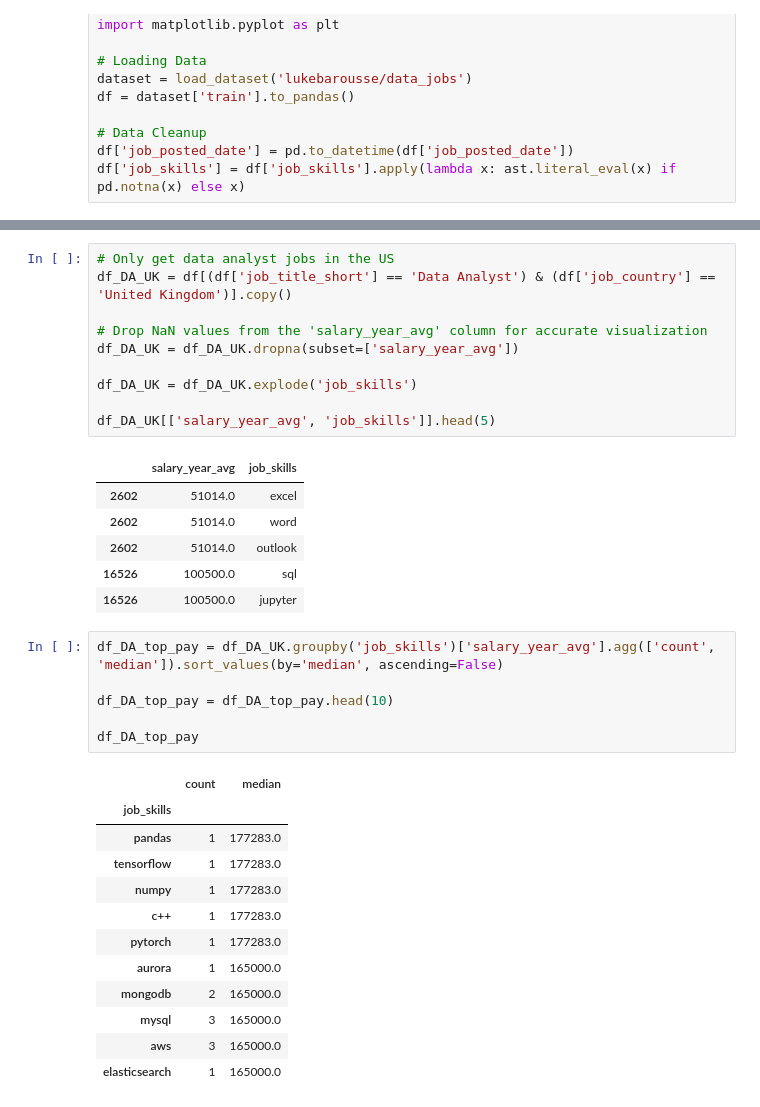
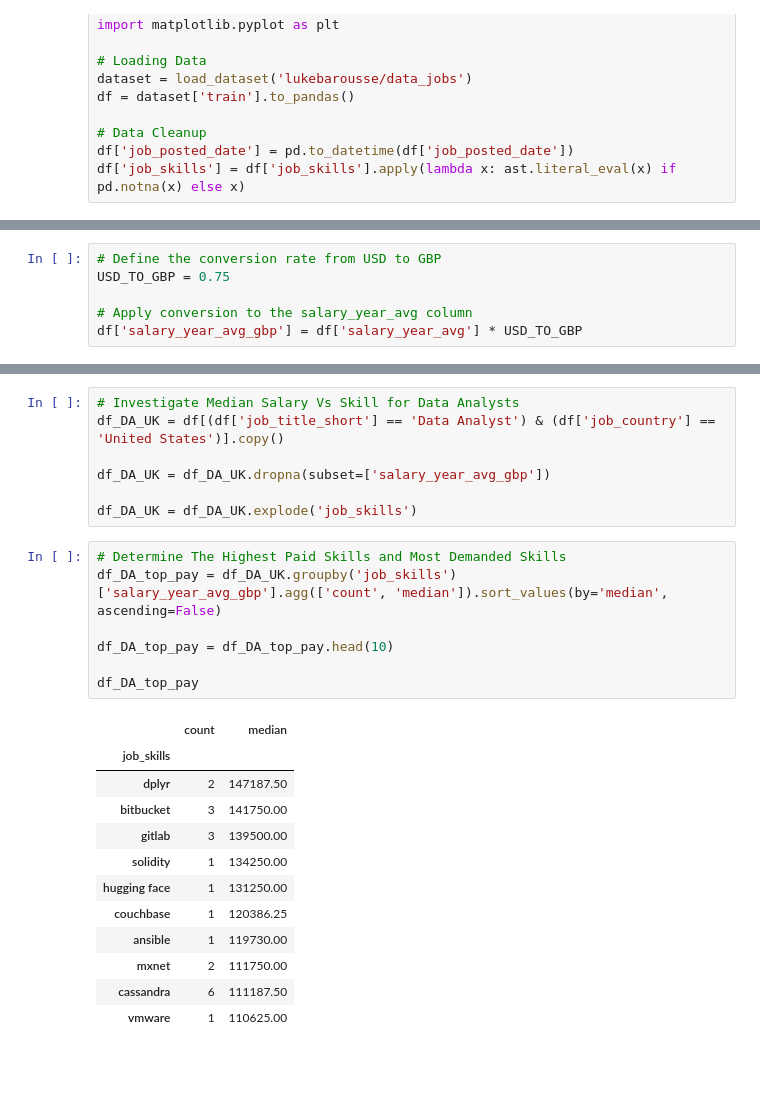
Before and after one commit to ChrisDoubleJ/Python_Data_Analysis, a Jupyter notebook: Analysis/4_Wage_Analysis.ipynb, the cells around one changed output, grey strips where cells are left out. Drawn from its saved outputs; the diff is of its cells as text; blank space fills up the shorter version.

```diff
--- a/Analysis/4_Wage_Analysis.ipynb
+++ b/Analysis/4_Wage_Analysis.ipynb
@@ -19 +16,7 @@ exchange_rate = 0.73  # Replace with the current exchange rate
+# %%
+# Define the conversion rate from USD to GBP
+USD_TO_GBP = 0.75
+
+# Apply conversion to the salary_year_avg column
+df['salary_year_avg_gbp'] = df['salary_year_avg'] * USD_TO_GBP
 # %%
@@ -54,37 +58,28 @@ plt.show()
 # %%
-# Only get data analyst jobs in the US
-df_DA_UK = df[(df['job_title_short'] == 'Data Analyst') & (df['job_country'] == 'United Kingdom')].copy()
+# Investigate Median Salary Vs Skill for Data Analysts
+df_DA_UK = df[(df['job_title_short'] == 'Data Analyst') & (df['job_country'] == 'United States')].copy()
 
-# Drop NaN values from the 'salary_year_avg' column for accurate visualization
-df_DA_UK = df_DA_UK.dropna(subset=['salary_year_avg'])
+df_DA_UK = df_DA_UK.dropna(subset=['salary_year_avg_gbp'])
 
 df_DA_UK = df_DA_UK.explode('job_skills')
-
-df_DA_UK[['salary_year_avg', 'job_skills']].head(5)
-# %% [output]
-|  | salary_year_avg | job_skills |
-| 2602 | 51014.0 | excel |
-| 2602 | 51014.0 | word |
-| 2602 | 51014.0 | outlook |
-| 16526 | 100500.0 | sql |
-| 16526 | 100500.0 | jupyter |
 # %%
-df_DA_top_pay = df_DA_UK.groupby('job_skills')['salary_year_avg'].agg(['count', 'median']).sort_values(by='median', ascending=False)
+# Determine The Highest Paid Skills and Most Demanded Skills
+df_DA_top_pay = df_DA_UK.groupby('job_skills')['salary_year_avg_gbp'].agg(['count', 'median']).sort_values(by='median', ascending=False)
 
 df_DA_top_pay = df_DA_top_pay.head(10)
 
 df_DA_top_pay
 # %% [output]
 |  | count | median |
 | job_skills |  |  |
-| pandas | 1 | 177283.0 |
-| tensorflow | 1 | 177283.0 |
-| numpy | 1 | 177283.0 |
-| c++ | 1 | 177283.0 |
-| pytorch | 1 | 177283.0 |
-| aurora | 1 | 165000.0 |
-| mongodb | 2 | 165000.0 |
-| mysql | 3 | 165000.0 |
-| aws | 3 | 165000.0 |
-| elasticsearch | 1 | 165000.0 |
+| dplyr | 2 | 147187.50 |
+| bitbucket | 3 | 141750.00 |
+| gitlab | 3 | 139500.00 |
+| solidity | 1 | 134250.00 |
+| hugging face | 1 | 131250.00 |
+| couchbase | 1 | 120386.25 |
+| ansible | 1 | 119730.00 |
+| mxnet | 2 | 111750.00 |
+| cassandra | 6 | 111187.50 |
+| vmware | 1 | 110625.00 |
 # %%
```
Also changed, not shown: parts of 6 cells of this notebook, 4 other files.
